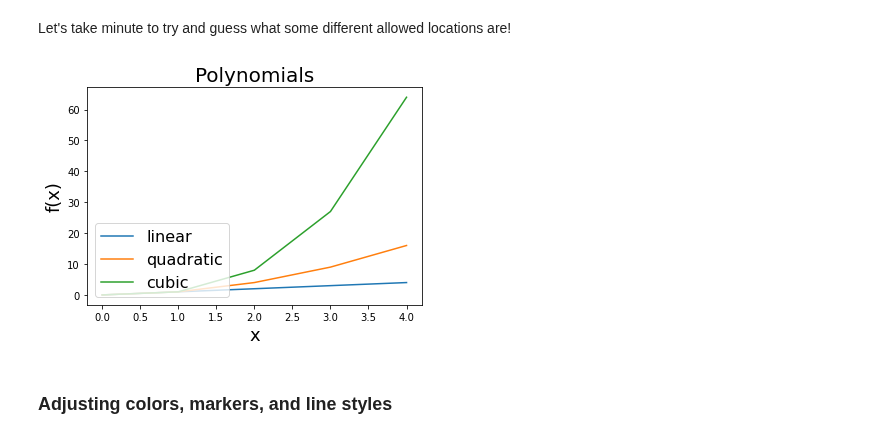
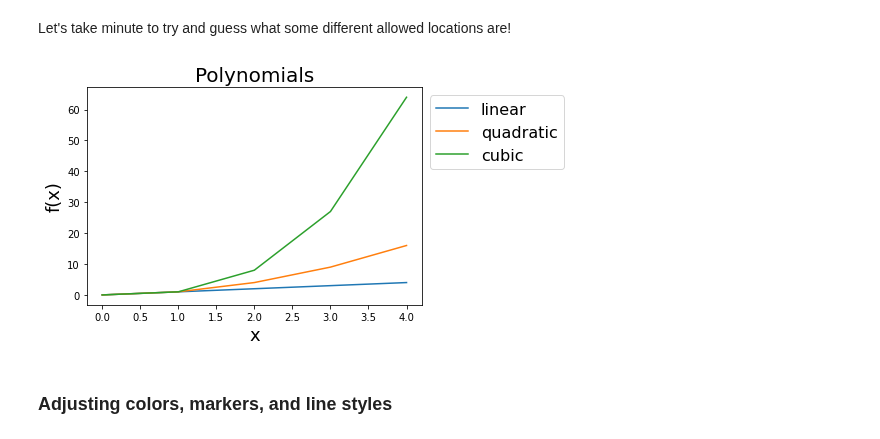
Before and after one commit to mohammedfmehboob/PythonTutorials, a Jupyter notebook: Lesson15/tutorial015.ipynb, the cells around one changed output. Cells and saved outputs as stored; diff of their text form; code cells hidden in the pictures.

```diff
--- a/Lesson15/tutorial015.ipynb
+++ b/Lesson15/tutorial015.ipynb
@@ -177,15 +177,15 @@ Let's take minute to try and guess what some different allowed locations are!
 # %%
 plt.plot(my_x, y_lin, label = 'linear');
 plt.plot(my_x, y_quad, label = 'quadratic');
 plt.plot(my_x, y_cube, label = 'cubic');
 
 plt.xlabel('x', fontsize = 18);
 plt.ylabel('f(x)', fontsize = 18);
 plt.title('Polynomials', fontsize = 20,);
 
-plt.legend(loc = 'lower left', fontsize = 16); # guess some locs and see what happens
+plt.legend(bbox_to_anchor = (1, 1), fontsize = 16); # guess some locs and see what happens
 # %% [output]
-[figure, old version]
+[figure, new version]
 # %% [markdown]
 ### Adjusting colors, markers, and line styles
 # %% [markdown]
```
Also changed, not shown: parts of 7 cells of this notebook.
